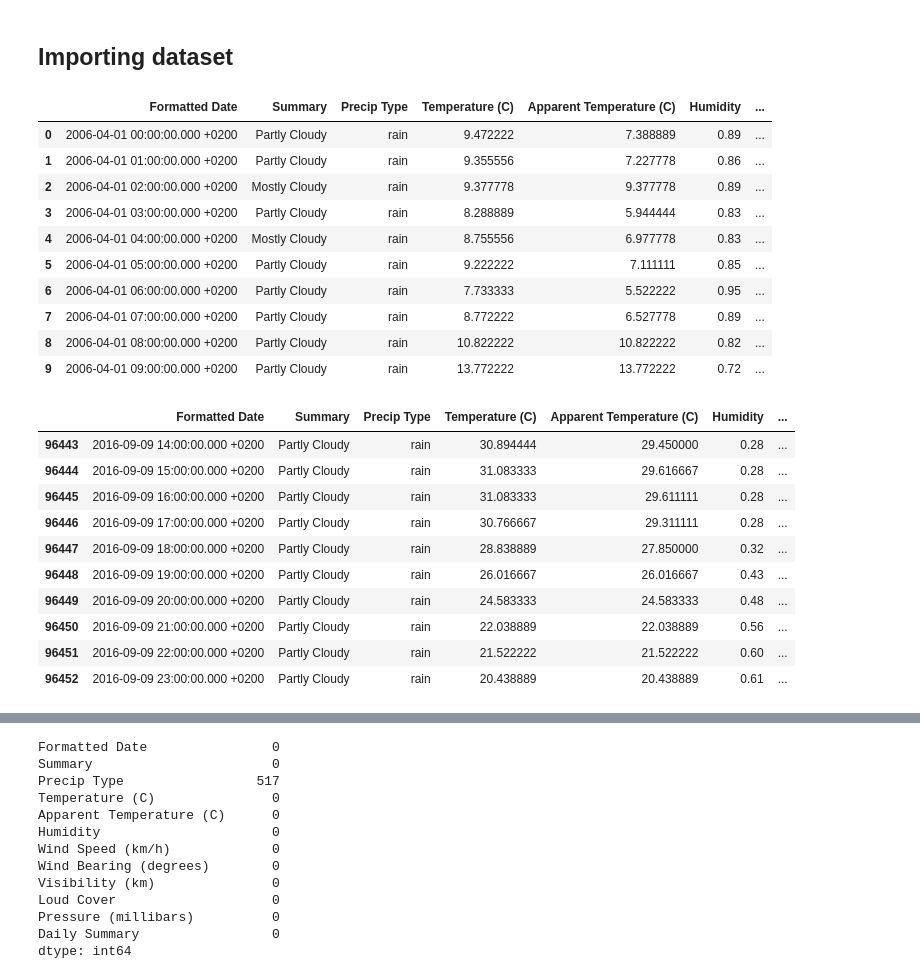
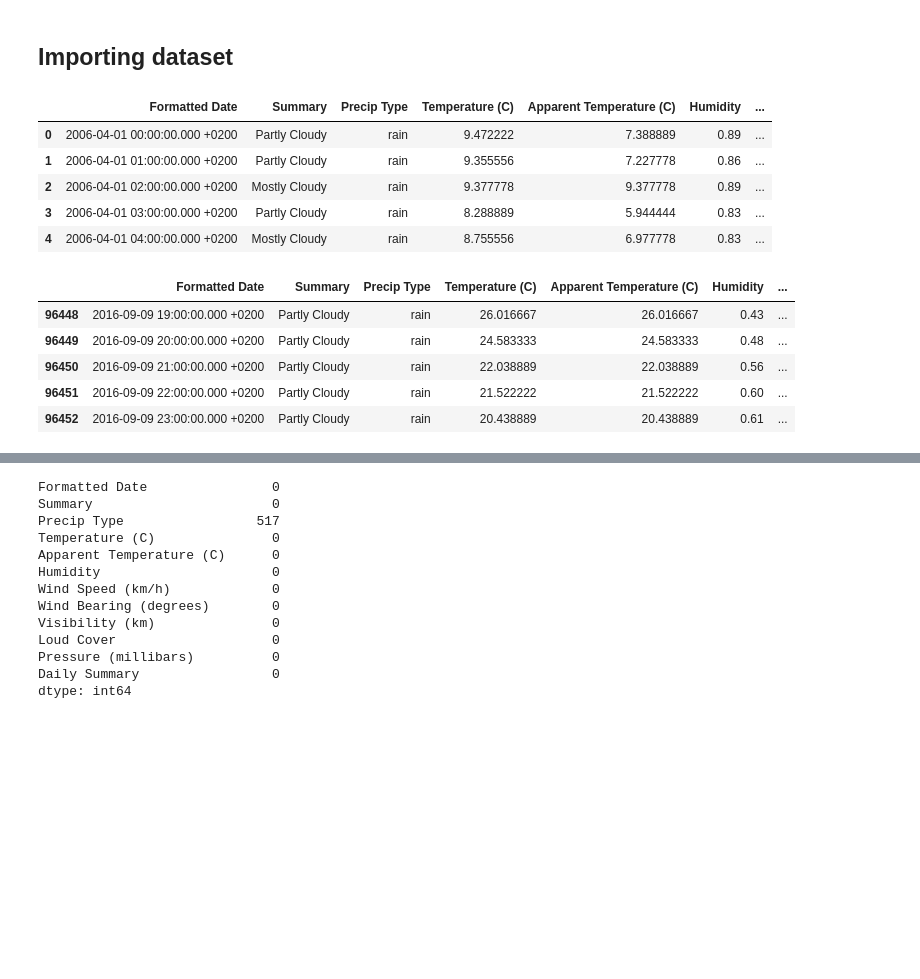
Before and after one commit to GaurabStha/data-analysis, a Jupyter notebook: Weather History Data Analysis.ipynb, the cells around one changed output, grey strips where cells are left out. Cells and saved outputs as stored; diff of their text form; code cells hidden in the pictures; blank space fills up the shorter version.

```diff
--- a/Weather History Data Analysis.ipynb
+++ b/Weather History Data Analysis.ipynb
@@ -14,28 +16,18 @@ sns.set_style('whitegrid')
 # %%
 weather_df = pd.read_csv('data/weatherHistory.csv')
 # %%
-weather_df.head(10)
+weather_df.head()
 # %% [output]
 |  | Formatted Date | Summary | Precip Type | Temperature (C) | Apparent Temperature (C) | Humidity | ... |
 | 0 | 2006-04-01 00:00:00.000 +0200 | Partly Cloudy | rain | 9.472222 | 7.388889 | 0.89 | ... |
 | 1 | 2006-04-01 01:00:00.000 +0200 | Partly Cloudy | rain | 9.355556 | 7.227778 | 0.86 | ... |
 | 2 | 2006-04-01 02:00:00.000 +0200 | Mostly Cloudy | rain | 9.377778 | 9.377778 | 0.89 | ... |
 | 3 | 2006-04-01 03:00:00.000 +0200 | Partly Cloudy | rain | 8.288889 | 5.944444 | 0.83 | ... |
 | 4 | 2006-04-01 04:00:00.000 +0200 | Mostly Cloudy | rain | 8.755556 | 6.977778 | 0.83 | ... |
-| 5 | 2006-04-01 05:00:00.000 +0200 | Partly Cloudy | rain | 9.222222 | 7.111111 | 0.85 | ... |
-| 6 | 2006-04-01 06:00:00.000 +0200 | Partly Cloudy | rain | 7.733333 | 5.522222 | 0.95 | ... |
-| 7 | 2006-04-01 07:00:00.000 +0200 | Partly Cloudy | rain | 8.772222 | 6.527778 | 0.89 | ... |
-| 8 | 2006-04-01 08:00:00.000 +0200 | Partly Cloudy | rain | 10.822222 | 10.822222 | 0.82 | ... |
-| 9 | 2006-04-01 09:00:00.000 +0200 | Partly Cloudy | rain | 13.772222 | 13.772222 | 0.72 | ... |
 # %%
-weather_df.tail(10)
+weather_df.tail()
 # %% [output]
 |  | Formatted Date | Summary | Precip Type | Temperature (C) | Apparent Temperature (C) | Humidity | ... |
-| 96443 | 2016-09-09 14:00:00.000 +0200 | Partly Cloudy | rain | 30.894444 | 29.450000 | 0.28 | ... |
-| 96444 | 2016-09-09 15:00:00.000 +0200 | Partly Cloudy | rain | 31.083333 | 29.616667 | 0.28 | ... |
-| 96445 | 2016-09-09 16:00:00.000 +0200 | Partly Cloudy | rain | 31.083333 | 29.611111 | 0.28 | ... |
-| 96446 | 2016-09-09 17:00:00.000 +0200 | Partly Cloudy | rain | 30.766667 | 29.311111 | 0.28 | ... |
-| 96447 | 2016-09-09 18:00:00.000 +0200 | Partly Cloudy | rain | 28.838889 | 27.850000 | 0.32 | ... |
 | 96448 | 2016-09-09 19:00:00.000 +0200 | Partly Cloudy | rain | 26.016667 | 26.016667 | 0.43 | ... |
 | 96449 | 2016-09-09 20:00:00.000 +0200 | Partly Cloudy | rain | 24.583333 | 24.583333 | 0.48 | ... |
 | 96450 | 2016-09-09 21:00:00.000 +0200 | Partly Cloudy | rain | 22.038889 | 22.038889 | 0.56 | ... |
```
Also changed, not shown: parts of 28 cells of this notebook.
